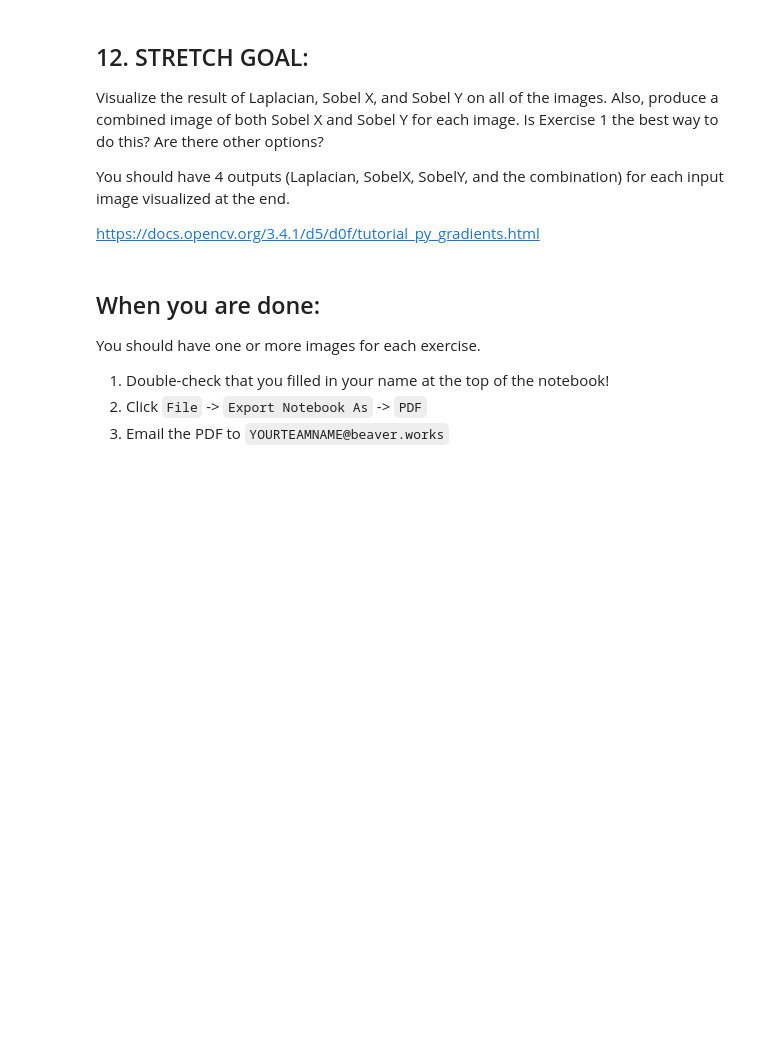
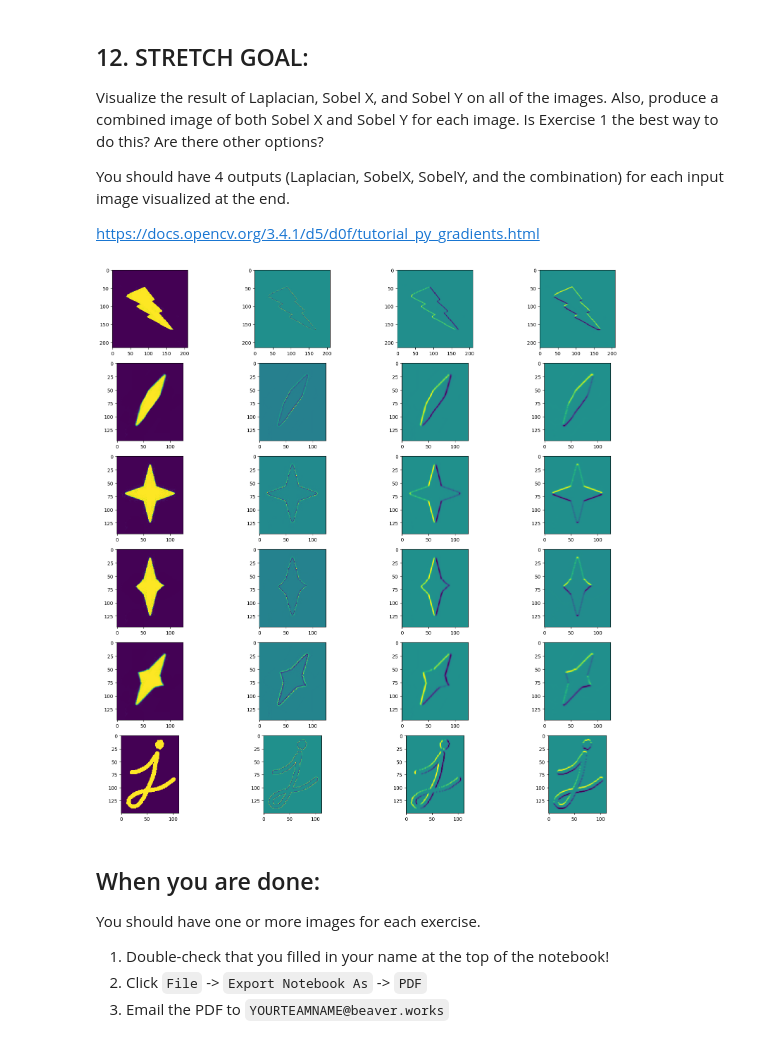
Before and after one commit to AndrxwWxng/Week2_Vision, a Jupyter notebook: notebooks/02_OpenCV.ipynb, the cells around one changed output. Drawn from its saved outputs; the diff is of its cells as text; code cells hidden in the pictures; blank space fills up the shorter version.

```diff
--- a/notebooks/02_OpenCV.ipynb
+++ b/notebooks/02_OpenCV.ipynb
@@ -207,6 +207,22 @@ Visualize the result of Laplacian, Sobel X, and Sobel Y on all of the images. Al
 You should have 4 outputs (Laplacian, SobelX, SobelY, and the combination) for each input image visualized at the end.
 
 https://docs.opencv.org/3.4.1/d5/d0f/tutorial_py_gradients.html
+# %%
+images = [lightningbolt, blob, star, squishedstar, squishedturnedstar, letterj]
+display_img = []
+
+for img in images:
+    display_img.append(img)
+    display_img.append(cv2.Laplacian(img,cv2.CV_64F))
+    display_img.append(cv2.Sobel(img,cv2.CV_64F,1,0,ksize=5))
+    display_img.append(cv2.Sobel(img,cv2.CV_64F,0,1,ksize=5))
+
+fig,ax = plt.subplots(nrows=6, ncols=4)
+for a,i in zip(ax.flatten(), display_img):
+    a.imshow(i, interpolation='none');
+fig.set_size_inches(20,20);
+# %% [output]
+[figure, added]
 # %% [markdown]
 ## When you are done:
 
```
